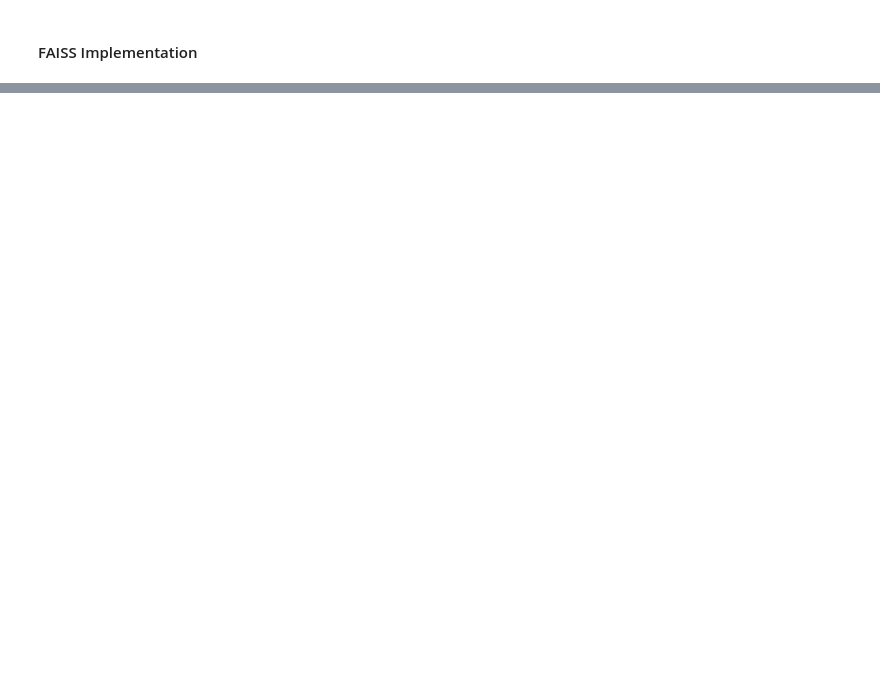
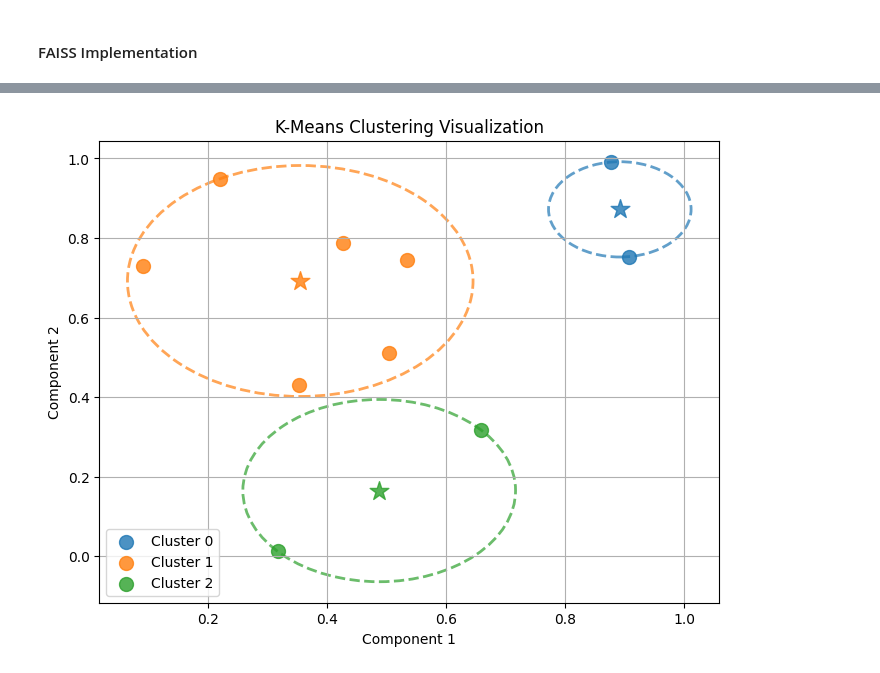
Before and after one commit to abhinandan1999/Learning, a Jupyter notebook: Machine Learning/Classical MachineLearning/ML Algorithms/Unsupervised Learning/01 K-means Clustering/learn_KMeans.ipynb, the cells around one changed output, grey strips where cells are left out. Saved outputs shown, nothing was run; the diff lists cells and outputs as text; code cells hidden in the pictures; blank space fills up the shorter version.

```diff
--- a/Machine Learning/Classical MachineLearning/ML Algorithms/Unsupervised Learning/01 K-means Clustering/learn_KMeans.ipynb
+++ b/Machine Learning/Classical MachineLearning/ML Algorithms/Unsupervised Learning/01 K-means Clustering/learn_KMeans.ipynb
@@ -278,0 +414,7 @@ kmeans.train(X, index)
+# %%
+k = 3             # Number of Clusters
+d = X.shape[1]    # Dimension of Data Points
+nredo = 2         # Number of Times to repeat the clustering
+niter = 5         # Number of Iterations
+# tol = 1e-3      # FAISS uses fixed stopping
+# init = 'random' # FAISS uses random initialization
@@ -278,0 +468,91 @@ kmeans.train(X, index)
+# %%
+import numpy as np
+import matplotlib.pyplot as plt
+from sklearn.manifold import TSNE
+from matplotlib.patches import Circle
+
+def visualize_clusters(X, cluster_assignments, centroids, random_state=42):
+    X = np.asarray(X)
+    centroids = np.asarray(centroids)
+    labels = np.asarray(cluster_assignments)
+
+    n_samples, n_features = X.shape
+    unique_clusters = np.unique(labels)
+
+    # Dimensionality reduction if needed
+    if n_features > 2:
+        X_all = np.vstack([X, centroids])
+        perplexity = min(30, X_all.shape[0] - 1)
+
+        tsne = TSNE(
+            n_components=2,
+            random_state=random_state,
+            perplexity=perplexity
+        )
+        X_all_vis = tsne.fit_transform(X_all)
+
+        X_vis = X_all_vis[:len(X)]
+        centroids_vis = X_all_vis[len(X):]
+        title_suffix = " (t-SNE projection)"
+    else:
+        X_vis = X
+        centroids_vis = centroids
+        title_suffix = ""
+
+    fig, ax = plt.subplots(figsize=(8, 6))
+
+    # Plot each cluster
+    for cluster_id in unique_clusters:
+        mask = labels == cluster_id
+
+        # Plot points
+        scatter = ax.scatter(
+            X_vis[mask, 0],
+            X_vis[mask, 1],
+            s=100,
+            alpha=0.8,
+            label=f"Cluster {cluster_id}"
+        )
+
+        # Extract color
+        cluster_color = scatter.get_facecolor()[0]
+
+        # Plot centroid as *
+        centroid = centroids_vis[cluster_id]
+        ax.scatter(
+            centroid[0],
+            centroid[1],
+            s=200,
+            marker="*",
+            color=cluster_color,
+            edgecolor=cluster_color,
+            zorder=5
+        )
+
+        # Compute radius = max distance to centroid
+        distances = np.linalg.norm(X_vis[mask] - centroid, axis=1)
+        radius = distances.max() if len(distances) > 0 else 0.0
+
+        # Draw circle
+        circle = Circle(
+            centroid,
+            radius,
+            fill=False,
+            linestyle="--",
+            linewidth=2,
+            edgecolor=cluster_color,
+            alpha=0.7
+        )
+        ax.add_patch(circle)
+
+    ax.set_title(f"K-Means Clustering Visualization{title_suffix}")
+    ax.set_xlabel("Component 1")
+    ax.set_ylabel("Component 2")
+    ax.legend()
+    ax.grid(True)
+    plt.show()
+
+
+visualize_clusters(X, labels, centroids)
+# %% [output]
+[figure, added]
```
Also changed, not shown: parts of 17 cells of this notebook.
